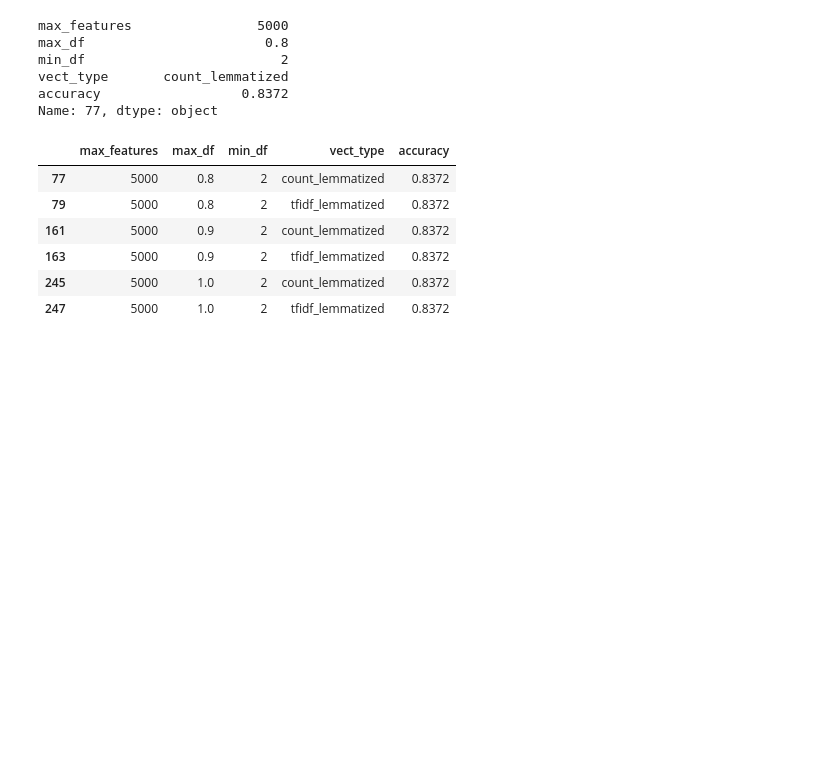
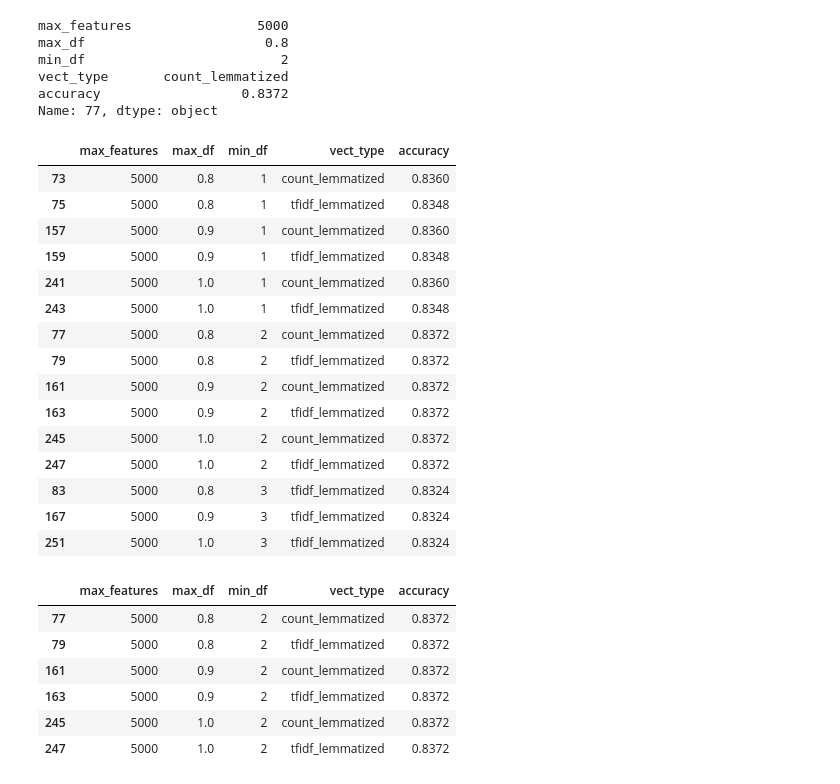
Before and after one commit to AntonyVasilev/introduction-in-NLP, a Jupyter notebook: AVasilev_lesson_2.ipynb, the cells around one changed output. Saved outputs shown, nothing was run; the diff lists cells and outputs as text; code cells hidden in the pictures; blank space fills up the shorter version.

```diff
--- a/AVasilev_lesson_2.ipynb
+++ b/AVasilev_lesson_2.ipynb
@@ -265,8 +258,11 @@ Wall time: 4min 6s
 # %%
 import json
 # %%
-with open('result_list.json', 'w') as f:
-    json.dump(result_list, f)
+# with open('result_list.json', 'w') as f:
+#     json.dump(result_list, f)
+# %%
+with open('result_list.json', 'r') as f:
+    result_list = json.load(f)
 # %%
 result_df = pd.DataFrame(result_list)
 result_df.head()
@@ -286,6 +282,25 @@ min_df                         2
 vect_type       count_lemmatized
 accuracy                  0.8372
 Name: 77, dtype: object
+# %%
+result_df.loc[result_df.accuracy > 0.83, :].sort_values('min_df')
+# %% [output]
+|  | max_features | max_df | min_df | vect_type | accuracy |
+| 73 | 5000 | 0.8 | 1 | count_lemmatized | 0.8360 |
+| 75 | 5000 | 0.8 | 1 | tfidf_lemmatized | 0.8348 |
+| 157 | 5000 | 0.9 | 1 | count_lemmatized | 0.8360 |
+| 159 | 5000 | 0.9 | 1 | tfidf_lemmatized | 0.8348 |
+| 241 | 5000 | 1.0 | 1 | count_lemmatized | 0.8360 |
+| 243 | 5000 | 1.0 | 1 | tfidf_lemmatized | 0.8348 |
+| 77 | 5000 | 0.8 | 2 | count_lemmatized | 0.8372 |
+| 79 | 5000 | 0.8 | 2 | tfidf_lemmatized | 0.8372 |
+| 161 | 5000 | 0.9 | 2 | count_lemmatized | 0.8372 |
+| 163 | 5000 | 0.9 | 2 | tfidf_lemmatized | 0.8372 |
+| 245 | 5000 | 1.0 | 2 | count_lemmatized | 0.8372 |
+| 247 | 5000 | 1.0 | 2 | tfidf_lemmatized | 0.8372 |
+| 83 | 5000 | 0.8 | 3 | tfidf_lemmatized | 0.8324 |
+| 167 | 5000 | 0.9 | 3 | tfidf_lemmatized | 0.8324 |
+| 251 | 5000 | 1.0 | 3 | tfidf_lemmatized | 0.8324 |
 # %%
 result_df.loc[result_df.accuracy == 0.8372, :]
 # %% [output]
```
Also changed, not shown: parts of 25 cells of this notebook.
